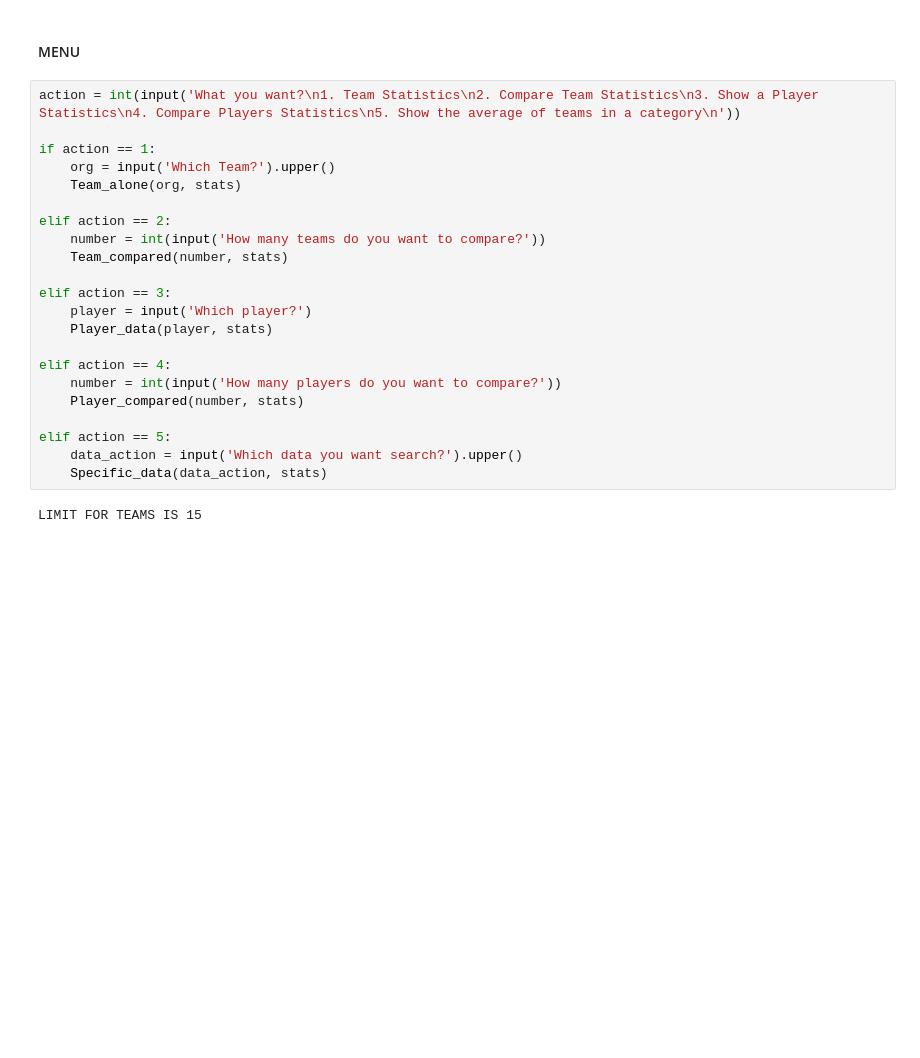
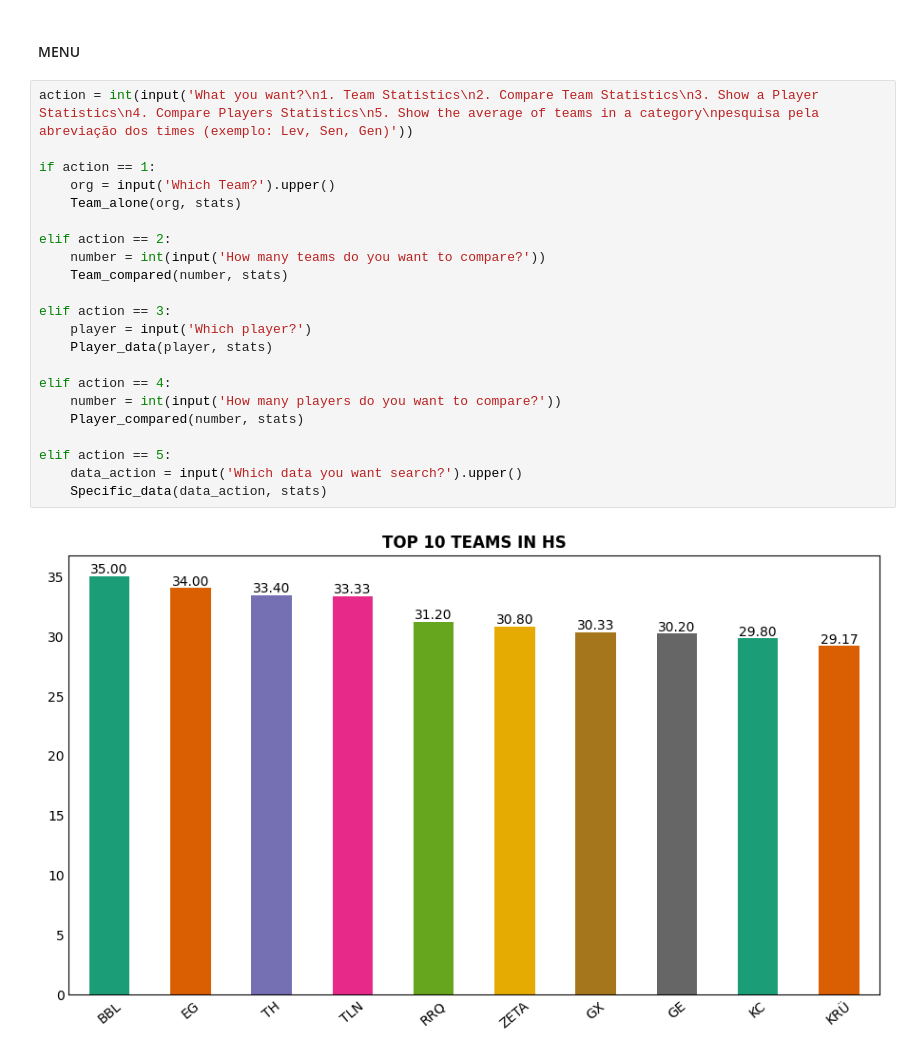
Before and after one commit to PabloHenrique78/Valorant---Statistical-Analysis, a Jupyter notebook: vlr_status_english.ipynb, the cells around one changed output. Saved outputs shown, nothing was run; the diff lists cells and outputs as text; blank space fills up the shorter version.

```diff
--- a/vlr_status_english.ipynb
+++ b/vlr_status_english.ipynb
@@ -168,26 +168,26 @@ stats['PLAYER'] = stats['PLAYER'].str.upper()
 # %% [markdown]
 #### MENU
 # %%
-action = int(input('What you want?\n1. Team Statistics\n2. Compare Team Statistics\n3. Show a Player Statistics\n4. Compare Players Statistics\n5. Show the average of teams in a category\n'))
+action = int(input('What you want?\n1. Team Statistics\n2. Compare Team Statistics\n3. Show a Player Statistics\n4. Compare Players Statistics\n5. Show the average of teams in a category\npesquisa pela abreviação dos times (exemplo: Lev, Sen, Gen)'))
 
 if action == 1:
     org = input('Which Team?').upper()
     Team_alone(org, stats)
 
 elif action == 2:
     number = int(input('How many teams do you want to compare?'))
     Team_compared(number, stats)
 
 elif action == 3:
     player = input('Which player?')
     Player_data(player, stats)
 
 elif action == 4:
     number = int(input('How many players do you want to compare?'))
     Player_compared(number, stats)
 
 elif action == 5:
     data_action = input('Which data you want search?').upper()
     Specific_data(data_action, stats)
 # %% [output]
-LIMIT FOR TEAMS IS 15
+[figure, added]
```
Also changed, not shown: parts of 1 cell of this notebook.
